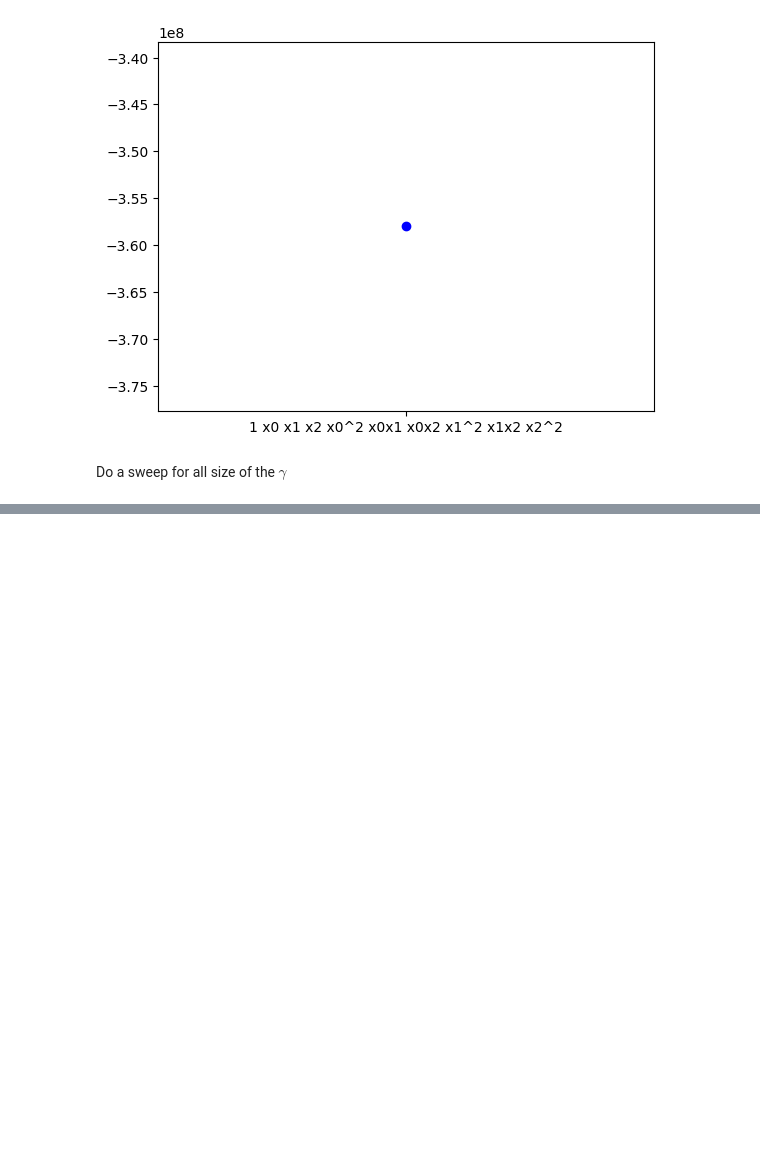
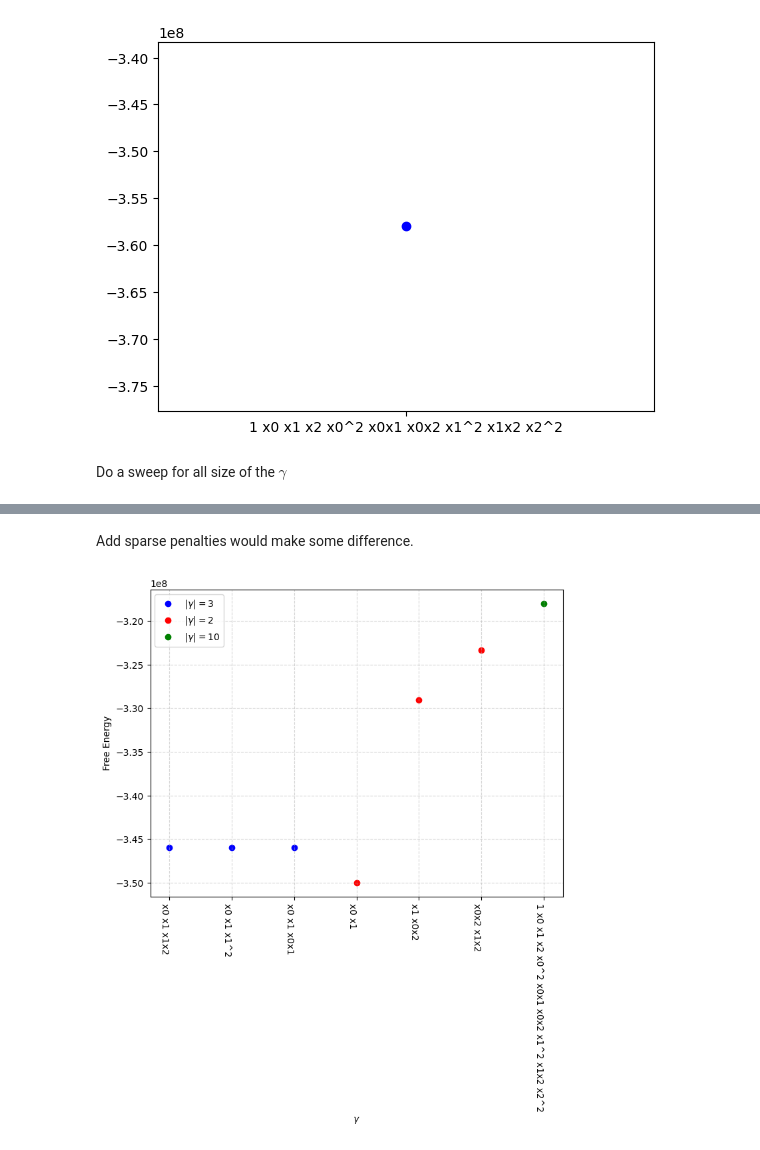
Before and after one commit to dynamicslab/pysindy, a Jupyter notebook: examples/8_trapping_sindy_examples/Ztest.ipynb, the cells around one changed output, grey strips where cells are left out. Saved outputs shown, nothing was run; the diff lists cells and outputs as text; code cells hidden in the pictures; blank space fills up the shorter version.

```diff
--- a/examples/8_trapping_sindy_examples/Ztest.ipynb
+++ b/examples/8_trapping_sindy_examples/Ztest.ipynb
@@ -843,0 +785,23 @@ plt.show()
+# %% [markdown]
+Add sparse penalties would make some difference.
+# %%
+lmbda = normalize_lambda_numdata(1e5, .1, xdot.shape[0])
+fe_3 = sparse_penalty_fe(np.array(Fs5), lmbda, 3)
+fe_2 = sparse_penalty_fe(np.array(Fs5_2), lmbda, 2)
+fe_10 = sparse_penalty_fe(np.array(y_all), lmbda, 10)
+
+fig2, ax2 = plt.subplots(figsize = (8, 6))
+plt.xticks(rotation=-90, ha='right')
+
+# Plot lowest 5 combinations of 2, 3 and all 10 coefficients together
+scatter1 = ax2.scatter(comb5[:3], fe_3[:3], color='blue', marker='o', label=r'$|\gamma| = 3$')
+scatter2 = ax2.scatter(comb5_2[:3], fe_2[:3], color='red', marker='o', label=r'$|\gamma| = 2$')
+scatter3 = ax2.scatter(comb_none, fe_10, color='green', marker='o', label=r'$|\gamma| = 10$')
+
+ax2.set_xlabel(r'$\gamma$')
+ax2.set_ylabel('Free Energy')
+ax2.legend()
+ax2.grid(True, linestyle='--', alpha = .5)
+plt.show()
+# %% [output]
+[figure, added]
```
Also changed, not shown: parts of 16 cells of this notebook.
